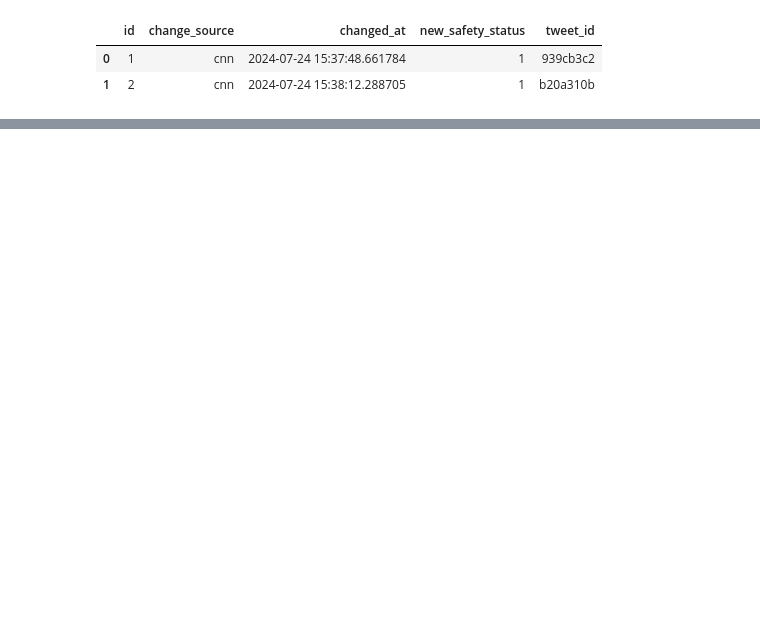
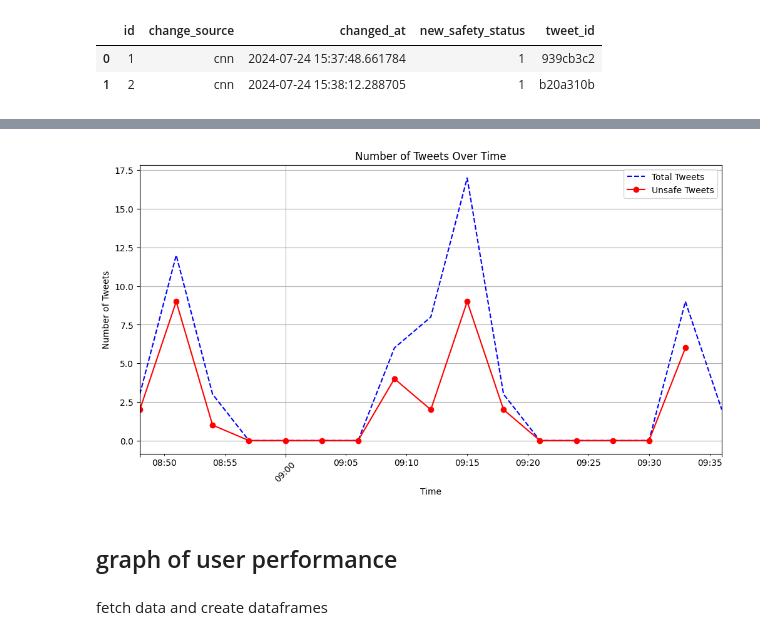
Before and after one commit to EPITA-LLMforHateSpeech/filtered-twitter, a Jupyter notebook: my_Twitter/frontend/user_simulation.ipynb, the cells around one changed output, grey strips where cells are left out. Cells and saved outputs as stored; diff of their text form; code cells hidden in the pictures; blank space fills up the shorter version.

```diff
--- a/my_Twitter/frontend/user_simulation.ipynb
+++ b/my_Twitter/frontend/user_simulation.ipynb
@@ -520,3 +513,61 @@ cnn_changes
 |  | id | change_source | changed_at | new_safety_status | tweet_id |
 | 0 | 1 | cnn | 2024-07-24 15:37:48.661784 | 1 | 939cb3c2 |
 | 1 | 2 | cnn | 2024-07-24 15:38:12.288705 | 1 | b20a310b |
+# %%
+import pandas as pd
+import matplotlib.pyplot as plt
+from datetime import datetime
+
+tweets_data = fetch_all_tweets()
+print("Fetched tweets data: ", tweets_data)
+
+if tweets_data:
+    # Convert to DataFrame
+    df = pd.DataFrame(tweets_data)
+    # Convert 'created_at' to datetime
+    df['created_at'] = pd.to_datetime(df['created_at'])
+
+    # Filter unsafe tweets (those flagged by CNN or admin)
+    unsafe_tweets = df[(df['cnn_result'] == 1) | (df['admin_result'] == 1)]
+
+    if not df.empty:
+        # Set 'created_at' as index for resampling
+        df.set_index('created_at', inplace=True)
+        unsafe_tweets.set_index('created_at', inplace=True)
+
+        # Determine the time span of the data
+        time_span = df.index.max() - df.index.min()
+        print("Time span: ", time_span)
+        # Set dynamic resampling frequency
+        if time_span <= pd.Timedelta(hours=1):
+            resample_freq = '3min'
+        elif time_span <= pd.Timedelta(hours=3):
+            resample_freq = '30min'
+        else:
+            resample_freq = '1H'
+
+        # Resample data
+        total_tweets_over_time = df.resample(resample_freq).size()
+        unsafe_tweets_over_time = unsafe_tweets.resample(resample_freq).size()
+
+        # Plot the number of total and unsafe tweets over time
+        fig, ax = plt.subplots(figsize=(12, 6))  # Specify figure size
+        total_tweets_over_time.plot(ax=ax, label='Total Tweets', color='blue', linestyle='--')
+        unsafe_tweets_over_time.plot(ax=ax, label='Unsafe Tweets', color='red', marker='o', linestyle='-')
+
+        ax.set_title('Number of Tweets Over Time')
+        ax.set_xlabel('Time')
+        ax.set_ylabel('Number of Tweets')
+        ax.legend()
+        ax.grid(True)
+
+        # Rotate x-axis labels for better readability
+        plt.xticks(rotation=45)
+
+        # Display plot
+        plt.show()
+    else:
+        print("No tweets available for plotting.")
+else:
+    print("No tweet data available.")
+# %% [output]
@@ -522,0 +576 @@ cnn_changes
+[figure, added]
@@ -522,0 +588,4 @@ cnn_changes
+# %% [markdown]
+## graph of user performance
+# %% [markdown]
+fetch data and create dataframes
```
Also changed, not shown: parts of 20 cells of this notebook, 9 other files.
